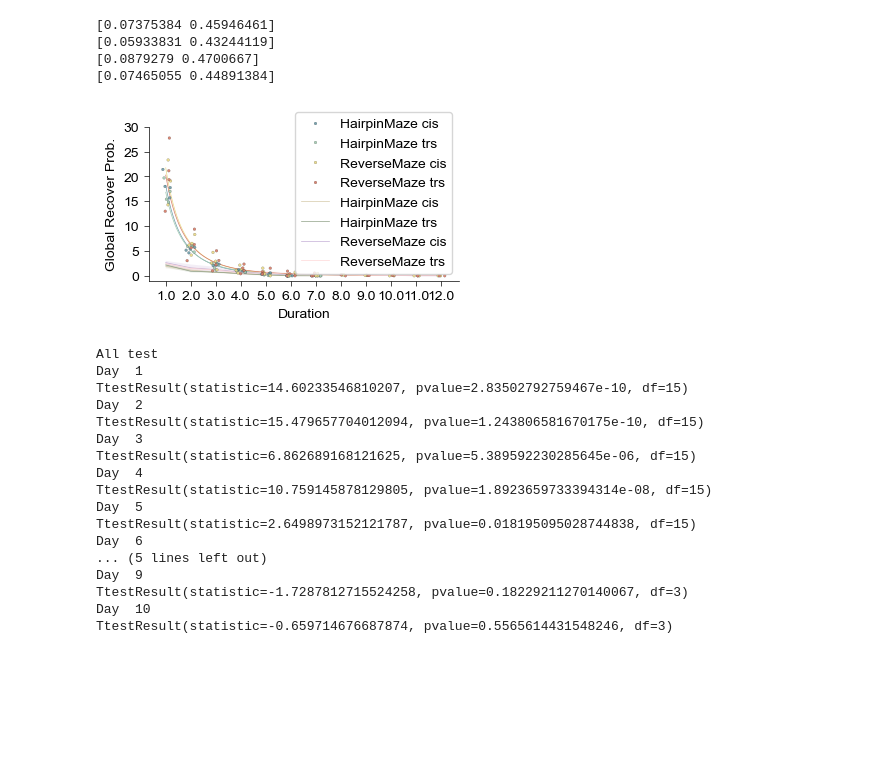
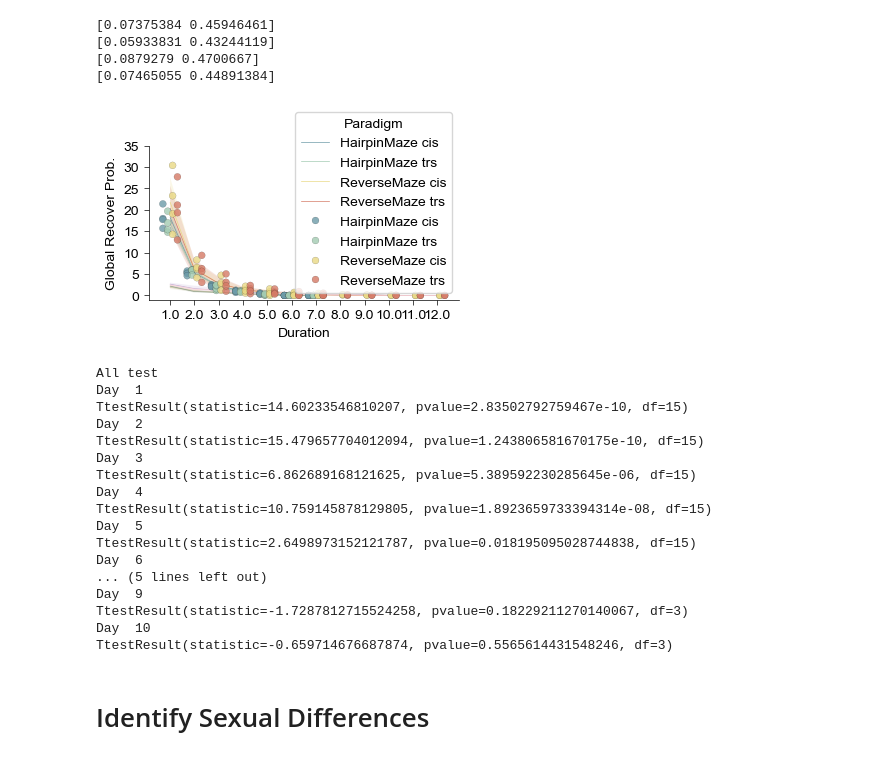
Before and after one commit to YAO-Shuyang/PlotFigures, a Jupyter notebook: Field Analysis/Fig0313 - RM - Retention & Recovery Probability.ipynb, the cells around one changed output. Cells and saved outputs as stored; diff of their text form; code cells hidden in the pictures; blank space fills up the shorter version.

```diff
--- a/Field Analysis/Fig0313 - RM - Retention & Recovery Probability.ipynb
+++ b/Field Analysis/Fig0313 - RM - Retention & Recovery Probability.ipynb
@@ -664,49 +736,61 @@ colors = ['#6D9BA8', '#A3CBB2', '#E9D985', '#D57A66']
 # %%
 fig = plt.figure(figsize=(4, 2))
 ax = Clear_Axes(plt.axes(), close_spines=['top', 'right'], ifxticks=True, ifyticks=True)
-ax.plot(x1-1, y1*100, color=colors[0], linewidth = 0.5)
-ax.plot(x2-1, y2*100, color=colors[1], linewidth = 0.5)
-ax.plot(x3-1, y3*100, color=colors[2], linewidth = 0.5)
-ax.plot(x4-1, y4*100, color=colors[3], linewidth = 0.5)
+#ax.plot(x1-1, y1*100, color=colors[0], linewidth = 0.5)
+#ax.plot(x2-1, y2*100, color=colors[1], linewidth = 0.5)
+#ax.plot(x3-1, y3*100, color=colors[2], linewidth = 0.5)
+#ax.plot(x4-1, y4*100, color=colors[3], linewidth = 0.5)
+sns.lineplot(
+    x = SubData['Duration']-1,
+    y = SubData['Global Recover Prob.'],
+    hue = SubData['Paradigm'],
+    hue_order=['HairpinMaze cis', 'HairpinMaze trs', 'ReverseMaze cis', 'ReverseMaze trs'],
+    palette = colors,
+    linewidth = 0.5,
+    err_kws={"edgecolor": None},
+    ax = ax
+)
 sns.stripplot(
     x = 'Duration',
     y = 'Global Recover Prob.',
     data=SubData,
     hue = "Paradigm",
     hue_order=['HairpinMaze cis', 'HairpinMaze trs', 'ReverseMaze cis', 'ReverseMaze trs'],
     palette = colors,
     edgecolor='black',
-    size=2,
+    size=5,
     linewidth=0.1,
-    alpha=0.9,
+    alpha=0.8,
     ax = ax,
-    jitter=0.2
+    dodge=True,
+    jitter=0
 )
 sns.lineplot(
     x = ShufData['Duration']-1,
     y = ShufData['Global Recover Prob.'],
     hue = ShufData['Paradigm'],
     hue_order=['HairpinMaze cis', 'HairpinMaze trs', 'ReverseMaze cis', 'ReverseMaze trs'],
     palette = chancecolors,
     linewidth = 0.5,
     err_kws={"edgecolor": None},
+    legend=False,
     ax = ax
 )
-ax.set_ylim(-1, 30)
-ax.set_yticks(np.linspace(0, 30, 7))
+ax.set_ylim(-1, 35)
+ax.set_yticks(np.linspace(0, 35, 8))
 
 plt.savefig(join(loc, '[Hairpin&Reverse] Global recover prob.png'), dpi = 600)
 plt.savefig(join(loc, '[Hairpin&Reverse] Global recover prob.svg'), dpi = 600)
 plt.show()
 
 print("All test")
 for i in range(1, 11):
     print("Day ",i)
     print(ttest_rel(SubData['Global Recover Prob.'][np.where((SubData['Duration'] == i))[0]],
                     ShufData['Global Recover Prob.'][np.where((SubData['Duration'] == i))[0]]))
 print()
 # %% [output]
-[figure, old version]
+[figure, new version]
 All test
 Day  1
 TtestResult(statistic=14.60233546810207, pvalue=2.83502792759467e-10, df=15)
@@ -724,3 +808,5 @@ Day  9
 TtestResult(statistic=-1.7287812715524258, pvalue=0.18229211270140067, df=3)
 Day  10
 TtestResult(statistic=-0.659714676687874, pvalue=0.5565614431548246, df=3)
+# %% [markdown]
+# Identify Sexual Differences
```
Also changed, not shown: parts of 10 cells of this notebook, 27 other files.
